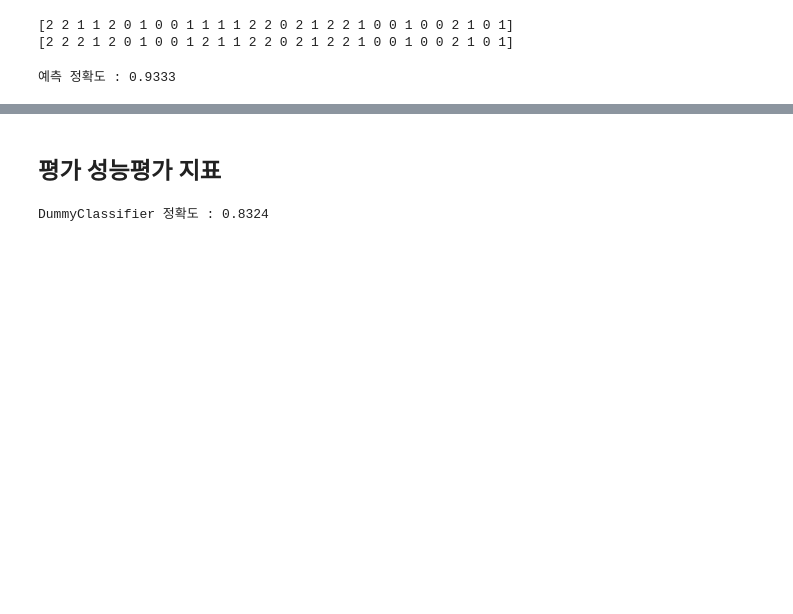
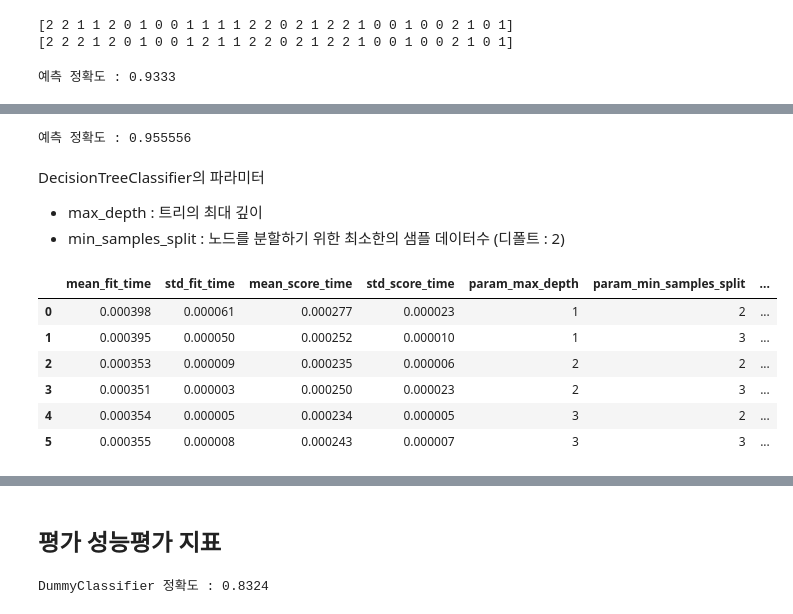
Before and after one commit to cabbi120101/TIL, a Jupyter notebook: ML/자습ML.ipynb, the cells around one changed output, grey strips where cells are left out. Cells and saved outputs as stored; diff of their text form; code cells hidden in the pictures; blank space fills up the shorter version.

```diff
--- a/ML/자습ML.ipynb
+++ b/ML/자습ML.ipynb
@@ -181,0 +259,60 @@ print('예측 정확도 : {0:.4f}'.format(accuracy_score(y_test, pred)))
+# %%
+# 학습 / 예측 / 예측 정확도
+
+dt_clf = DecisionTreeClassifier()
+dt_clf.fit(X_train, y_train)
+pred = dt_clf.predict(X_test)
+print('예측 정확도 : {0:4f}'.format(accuracy_score(y_test, pred)))
+# %% [output]
+예측 정확도 : 0.955556
+# %% [markdown]
+DecisionTreeClassifier의 파라미터
+
+- max_depth : 트리의 최대 깊이
+- min_samples_split : 노드를 분할하기 위한 최소한의 샘플 데이터수 (디폴트 : 2)
+# %%
+#GridSearchCV를 이용해서
+#결정 트리 알고리즘의 여러 가지 최적화 파라미터를 순차적으로 적용하여
+# 붓꽃 데이터 예측 분석
+
+from sklearn.datasets import load_iris
+from sklearn.tree import DecisionTreeClassifier
+from sklearn.metrics import accuracy_score
+from sklearn.model_selection import GridSearchCV, train_test_split
+
+# 데이터를 로드하고 학습 데이터와 테스트 데이터 세트 분리
+iris = load_iris()
+X_train, X_test, y_train, y_test = train_test_split(iris.data, iris.target, test_size=0.2, random_state=121)
+
+dtree = DecisionTreeClassifier()
+
+# 하이퍼 파라미터 설정
+# 파라미터들을 dictionary 형태로 설정
+# key : 파라미터명, 리스트 값 : 파라미터 값
+parameters = {'max_depth':[1, 2, 3], 'min_samples_split':[2, 3]}
+# %%
+import pandas as pd
+
+#param_grid의 하이퍼 파라미터들을 3개의 train, test set fold로 나누어서 테스트 수행 설
+grid_dtree = GridSearchCV(dtree, param_grid=parameters, cv=3, refit=True, return_train_score=True)
+
+#
+grid_dtree.fit(X_train, y_train) #학습 데이터 세트 사용
+# fit(학습 데이터 세트)
+# - 학습 데이터를 cv에 기술된 폴딩 세트로 분할해
+# - param_grid에 기술된 하이퍼 파라미터들을 순차적으로 변경하면서 학스/평가 수행하고
+# - 그 결과를 cv_results_ 속성에 기록
+# cv_results_ 속성 : GridSearchCV 결과 세트로 딕셔너리 형태
+
+# GridSearchCV 결과 세트로 딕셔너리 형태인 cv_results_ 데이터 프레임으로 변환 후
+# 필요한 파라미터 값만 추출
+scores_df = pd.DataFrame(grid_dtree.cv_results_)
+scores_df
+# %% [output]
+|  | mean_fit_time | std_fit_time | mean_score_time | std_score_time | param_max_depth | param_min_samples_split | ... |
+| 0 | 0.000398 | 0.000061 | 0.000277 | 0.000023 | 1 | 2 | ... |
+| 1 | 0.000395 | 0.000050 | 0.000252 | 0.000010 | 1 | 3 | ... |
+| 2 | 0.000353 | 0.000009 | 0.000235 | 0.000006 | 2 | 2 | ... |
+| 3 | 0.000351 | 0.000003 | 0.000250 | 0.000023 | 2 | 3 | ... |
+| 4 | 0.000354 | 0.000005 | 0.000234 | 0.000005 | 3 | 2 | ... |
+| 5 | 0.000355 | 0.000008 | 0.000243 | 0.000007 | 3 | 3 | ... |
```
Also changed, not shown: parts of 22 cells of this notebook.
